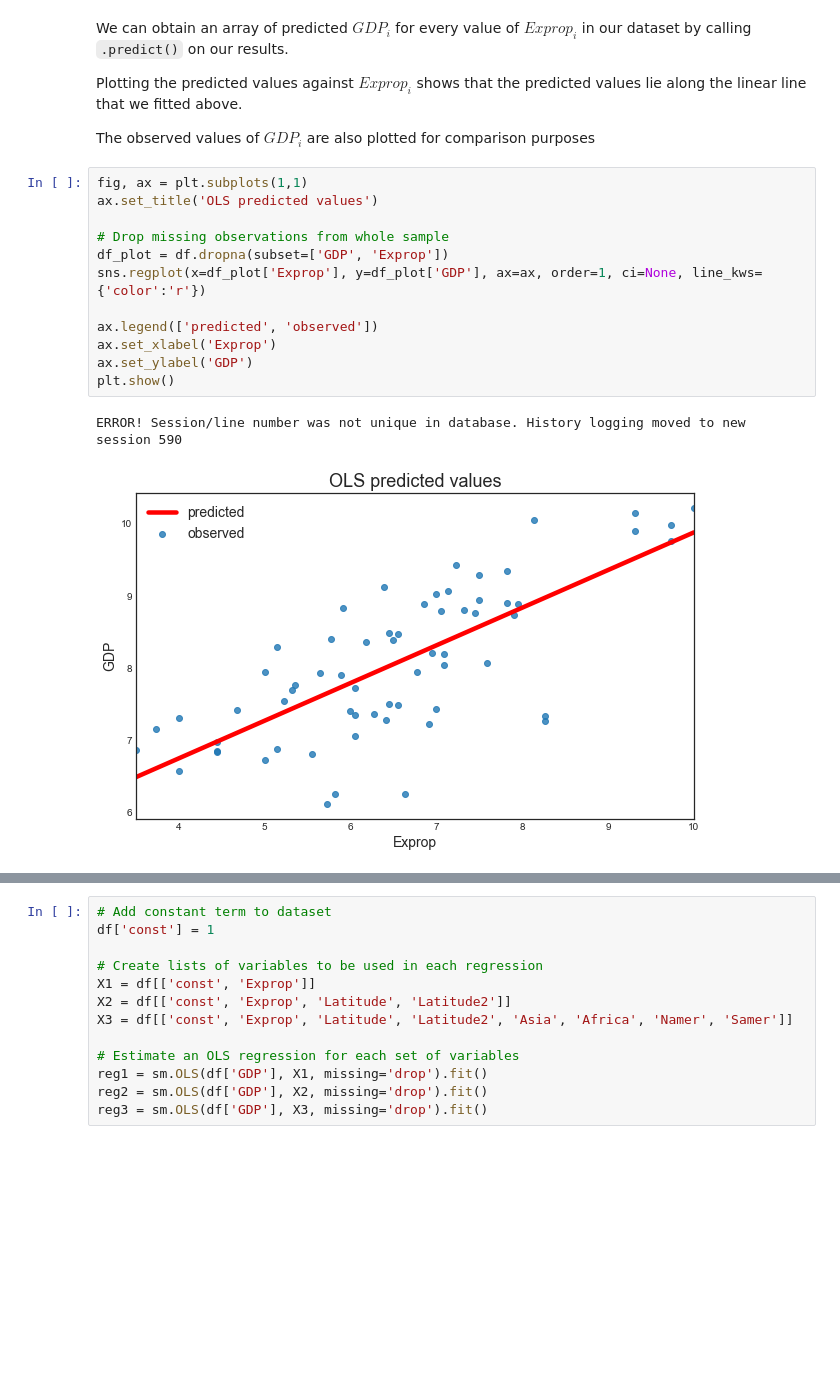
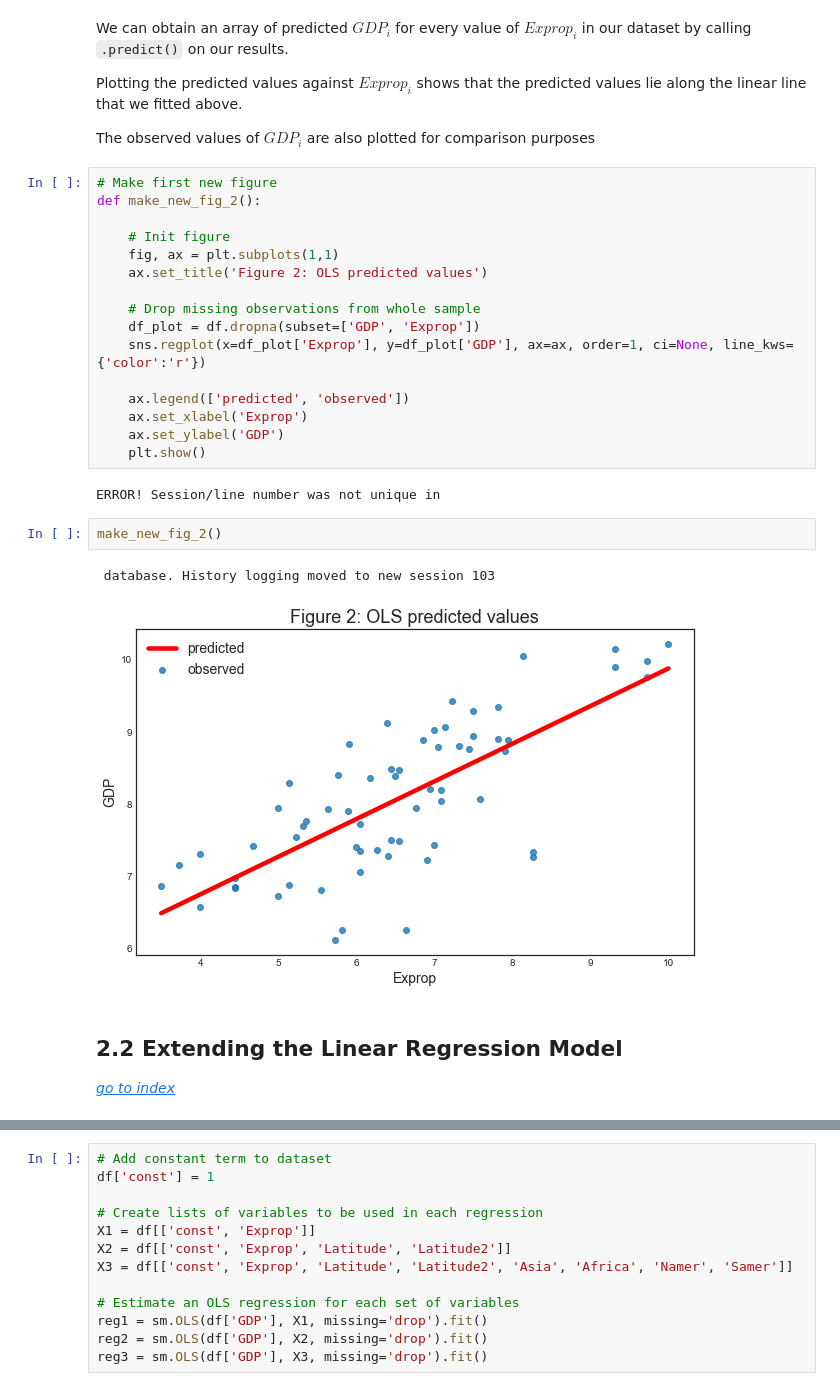
Before and after one commit to matteocourthoud/Machine-Learning-for-Economic-Analysis, a Jupyter notebook: notebooks/2-iv.ipynb, the cells around one changed output, grey strips where cells are left out. Saved outputs shown, nothing was run; the diff lists cells and outputs as text; blank space fills up the shorter version.

```diff
--- a/notebooks/2-iv.ipynb
+++ b/notebooks/2-iv.ipynb
@@ -220,18 +228,30 @@ predicted values lie along the linear line that we fitted above.
 The observed values of $ {GDP}_i $ are also plotted for
 comparison purposes
 # %%
-fig, ax = plt.subplots(1,1)
-ax.set_title('OLS predicted values')
+# Make first new figure
+def make_new_fig_2():
 
-# Drop missing observations from whole sample
-df_plot = df.dropna(subset=['GDP', 'Exprop'])
-sns.regplot(x=df_plot['Exprop'], y=df_plot['GDP'], ax=ax, order=1, ci=None, line_kws={'color':'r'})
+    # Init figure
+    fig, ax = plt.subplots(1,1)
+    ax.set_title('Figure 2: OLS predicted values')
 
-ax.legend(['predicted', 'observed'])
-ax.set_xlabel('Exprop')
-ax.set_ylabel('GDP')
-plt.show()
+    # Drop missing observations from whole sample
+    df_plot = df.dropna(subset=['GDP', 'Exprop'])
+    sns.regplot(x=df_plot['Exprop'], y=df_plot['GDP'], ax=ax, order=1, ci=None, line_kws={'color':'r'})
+
+    ax.legend(['predicted', 'observed'])
+    ax.set_xlabel('Exprop')
+    ax.set_ylabel('GDP')
+    plt.show()
 # %% [output]
-ERROR! Session/line number was not unique in database. History logging moved to new session 590
+ERROR! Session/line number was not unique in
-[figure, removed]
+# %%
+make_new_fig_2()
+# %% [output]
+ database. History logging moved to new session 103
+[figure, added]
+# %% [markdown]
+## 2.2 Extending the Linear Regression Model
+
+[*go to index*](#/1)
 # %% [markdown]
```
Also changed, not shown: parts of 40 cells of this notebook, 3 other files.
